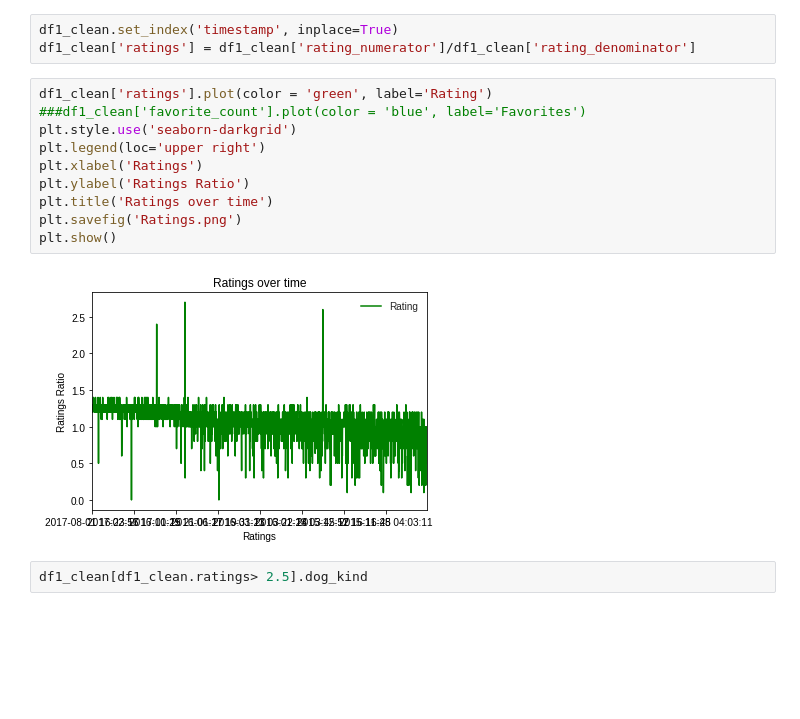
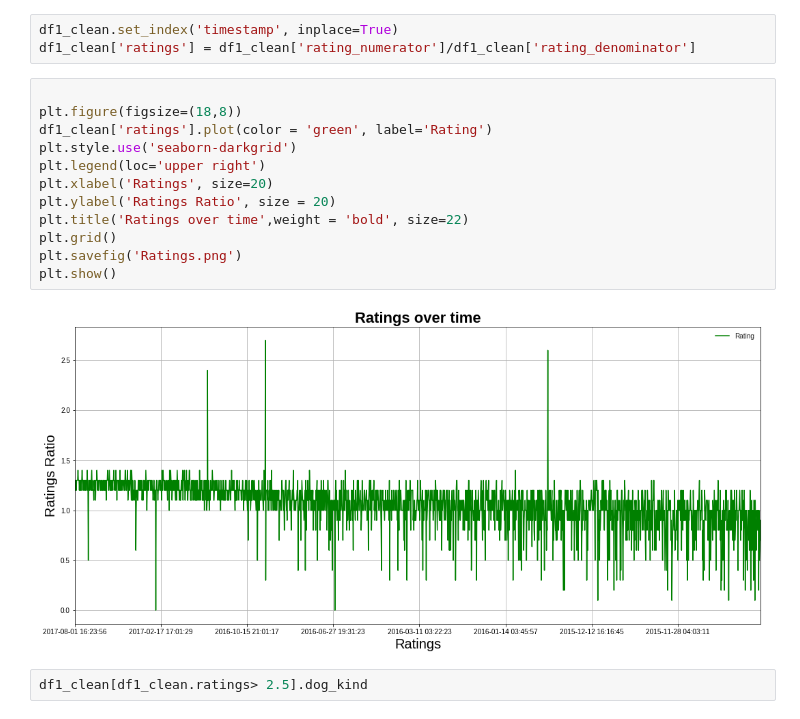
Before and after one commit to J2Naughton/WoofDog, a Jupyter notebook: wrangle_act.ipynb, the cells around one changed output. Saved outputs shown, nothing was run; the diff lists cells and outputs as text; blank space fills up the shorter version.

```diff
--- a/wrangle_act.ipynb
+++ b/wrangle_act.ipynb
@@ -705,17 +760,19 @@ Index(['Unnamed: 0', 'tweet_id', 'timestamp', 'source', 'text',
 df1_clean.set_index('timestamp', inplace=True)
 df1_clean['ratings'] = df1_clean['rating_numerator']/df1_clean['rating_denominator']
 # %%
+
+plt.figure(figsize=(18,8))
 df1_clean['ratings'].plot(color = 'green', label='Rating')
-###df1_clean['favorite_count'].plot(color = 'blue', label='Favorites')
 plt.style.use('seaborn-darkgrid')
 plt.legend(loc='upper right')
-plt.xlabel('Ratings')
-plt.ylabel('Ratings Ratio')
-plt.title('Ratings over time')
+plt.xlabel('Ratings', size=20)
+plt.ylabel('Ratings Ratio', size = 20)
+plt.title('Ratings over time',weight = 'bold', size=22)
+plt.grid()
 plt.savefig('Ratings.png')
 plt.show()
 # %% [output]
-[figure, old version]
+[figure, new version]
 # %%
 df1_clean[df1_clean.ratings> 2.5].dog_kind
 # %% [output]
```
Also changed, not shown: parts of 90 cells of this notebook.
